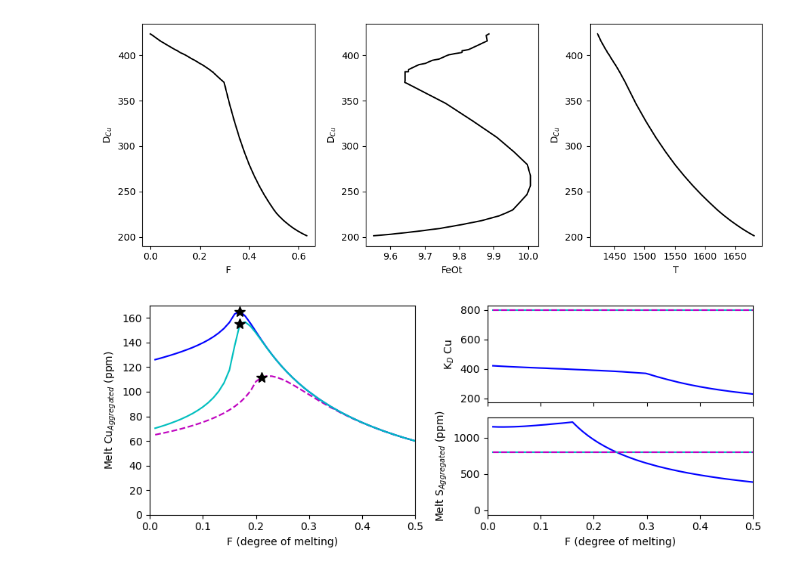
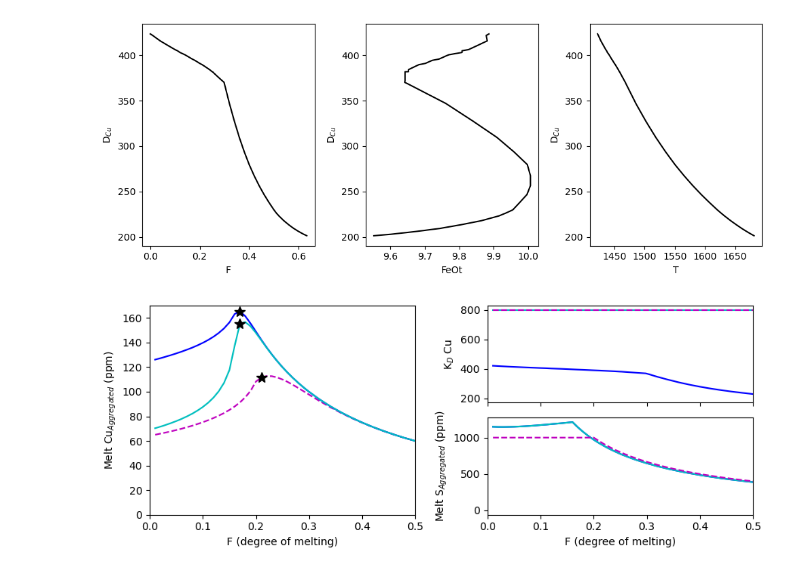
Before and after one commit to PennyWieser/PySulfSat, a Jupyter notebook: docs/Examples/Mantle_Melting_Lee_Wieser/Complex_melt_changing_SCSS.ipynb, the cells around one changed output. Drawn from its saved outputs; the diff is of its cells as text; code cells hidden in the pictures.

```diff
--- a/docs/Examples/Mantle_Melting_Lee_Wieser/Complex_melt_changing_SCSS.ipynb
+++ b/docs/Examples/Mantle_Melting_Lee_Wieser/Complex_melt_changing_SCSS.ipynb
@@ -83,7 +83,8 @@ Modes=pd.DataFrame(data={'ol': 0.6, 'opx': 0.2,
 
 # Lets run the simple model for comparison
 S_Sulf = 38*(10**4)
-df_Cu_200S=ss.Lee_Wieser_sulfide_melting(F=Thermocalc_df['liq'], Modes=Modes,
+df_Cu_200S=ss.Lee_Wieser_sulfide_melting(F=Thermocalc_df['liq'],
+                        Modes=Modes,
                         KDs=KDs_Cu,
                         S_Sulf=S_Sulf, elem_Per=30,
                         S_Mantle=[200],
@@ -266,33 +267,33 @@ axes['A'].plot(df_Cu_200S_Thermocalc['F'].iloc[1:],
 sulf_out_200=np.take(np.where(df_Cu_200S_Thermocalc['S_Residue']==0), 0)
 axes['A'].plot(df_Cu_200S_Thermocalc['F'].loc[sulf_out_200],
          df_Cu_200S_Thermocalc['Cu_Melt_Agg'].loc[sulf_out_200],
         '*k', ms=10, label='Sulf out')
 axes['A'].set_xlim([0, 0.5])
 axes['A'].set_xlabel('F (degree of melting)')
 axes['A'].set_ylabel('Melt Cu$_{Aggregated}$ (ppm)')
 axes['A'].set_ylim([0, 170])
 
 
 axes['B'].plot(df_Cu_200S_Thermocalc_Kis['F'].iloc[1:],
                KDs_Cu_Kis['sulf'].iloc[1:], '-b')
 axes['B'].plot(df_Cu_200S_Thermocalc['F'].iloc[1:],
                df_Cu_200S_Thermocalc['F'].iloc[1:]*0+800, '-c')
 axes['B'].plot(df_Cu_200S['F'].iloc[1:],
                df_Cu_200S['F'].iloc[1:]*0+800, '--m')
 axes['B'].set_ylabel('K$_D$ Cu')
 
 axes['C'].plot(df_Cu_200S_Thermocalc_Kis['F'].iloc[1:],
                df_Cu_200S_Thermocalc_Kis['S_Melt_Agg'].iloc[1:], '-b')
 axes['C'].plot(df_Cu_200S_Thermocalc['F'].iloc[1:],
-               df_Cu_200S_Thermocalc['S_Melt_Agg'].iloc[1:]*0+800, '-c')
+               df_Cu_200S_Thermocalc['S_Melt_Agg'].iloc[1:], '-c')
 axes['C'].plot(df_Cu_200S['F'].iloc[1:],
-               df_Cu_200S['S_Melt_Agg'].iloc[1:]*0+800, '--m')
+               df_Cu_200S['S_Melt_Agg'].iloc[1:], '--m')
 
 
 
 axes['C'].set_xlabel('F (degree of melting)')
 axes['C'].set_ylabel('Melt S$_{Aggregated}$ (ppm)')
 fig.tight_layout()
 fig.savefig('Complex_Models.png', dpi=300)
 # %% [output]
-[figure, old version]
+[figure, new version]
```
Also changed, not shown: parts of 2 cells of this notebook, 4 other files.
